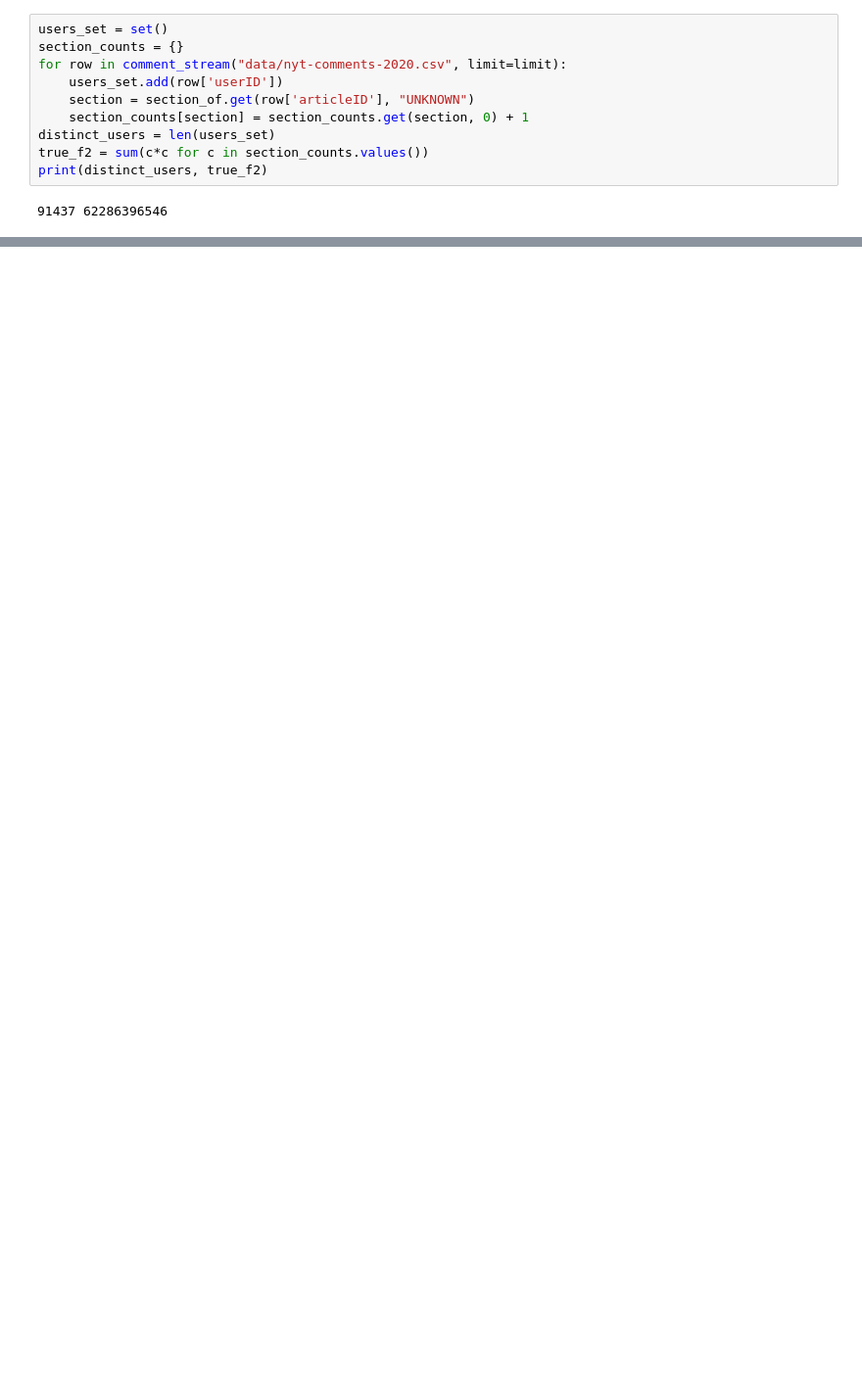
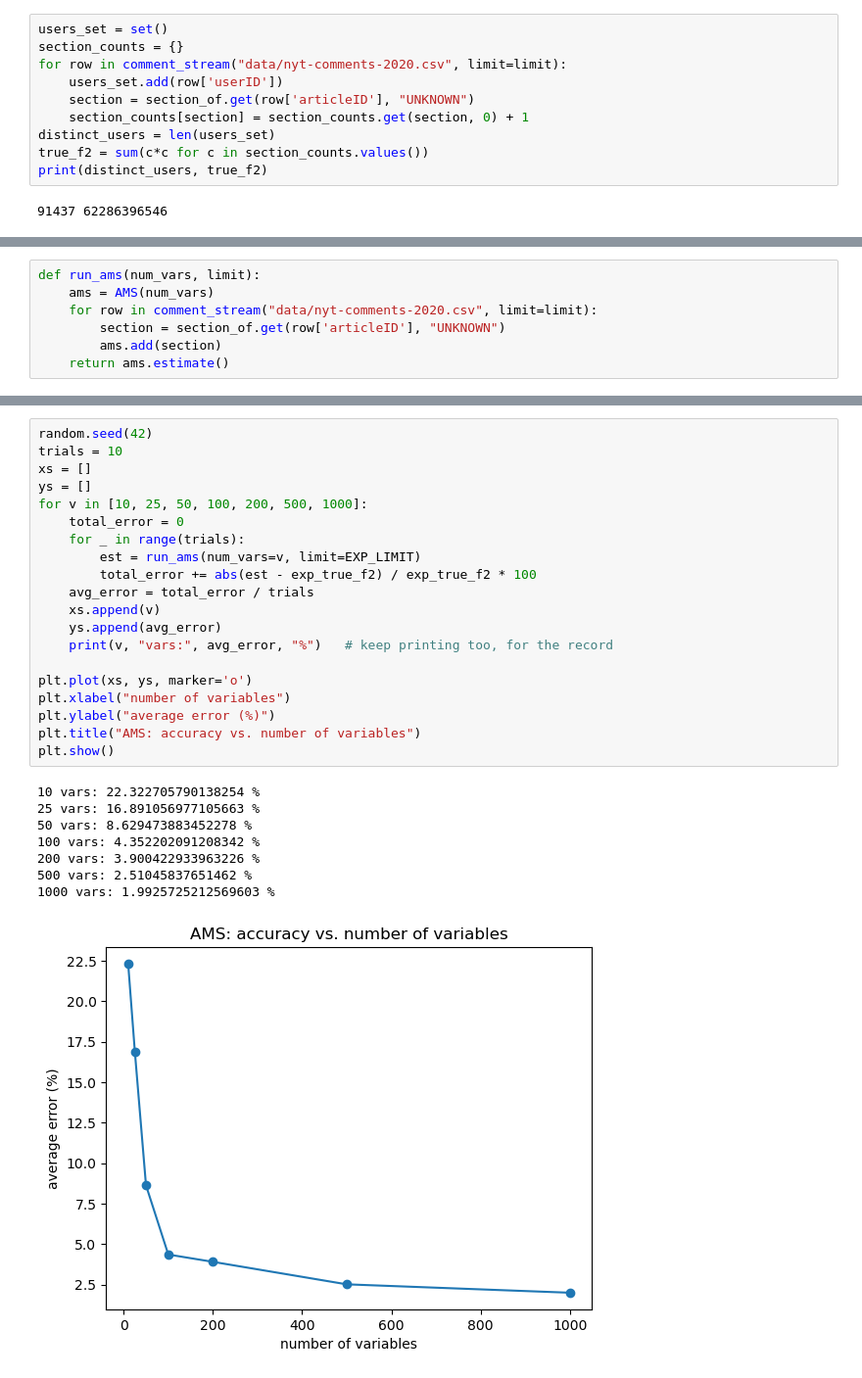
Before and after one commit to FeMaspe02/AlgorithmsProject_MasperoFederico, a Jupyter notebook: stream_analysis.ipynb, the cells around one changed output, grey strips where cells are left out. Shown at 98% size. Drawn from its saved outputs; the diff is of its cells as text; blank space fills up the shorter version.

```diff
--- a/stream_analysis.ipynb
+++ b/stream_analysis.ipynb
@@ -268,0 +303,7 @@ print(distinct_users, true_f2)
+# %%
+def run_ams(num_vars, limit):
+    ams = AMS(num_vars)
+    for row in comment_stream("data/nyt-comments-2020.csv", limit=limit):
+        section = section_of.get(row['articleID'], "UNKNOWN")
+        ams.add(section)
+    return ams.estimate()
@@ -268,0 +320,29 @@ print(distinct_users, true_f2)
+# %%
+random.seed(42)
+trials = 10
+xs = []
+ys = []
+for v in [10, 25, 50, 100, 200, 500, 1000]:
+    total_error = 0
+    for _ in range(trials):
+        est = run_ams(num_vars=v, limit=EXP_LIMIT)
+        total_error += abs(est - exp_true_f2) / exp_true_f2 * 100
+    avg_error = total_error / trials
+    xs.append(v)
+    ys.append(avg_error)
+    print(v, "vars:", avg_error, "%")   # keep printing too, for the record
+
+plt.plot(xs, ys, marker='o')
+plt.xlabel("number of variables")
+plt.ylabel("average error (%)")
+plt.title("AMS: accuracy vs. number of variables")
+plt.show()
+# %% [output]
+10 vars: 22.322705790138254 %
+25 vars: 16.891056977105663 %
+50 vars: 8.629473883452278 %
+100 vars: 4.352202091208342 %
+200 vars: 3.900422933963226 %
+500 vars: 2.51045837651462 %
+1000 vars: 1.9925725212569603 %
+[figure, added]
```
Also changed, not shown: parts of 18 cells of this notebook.
